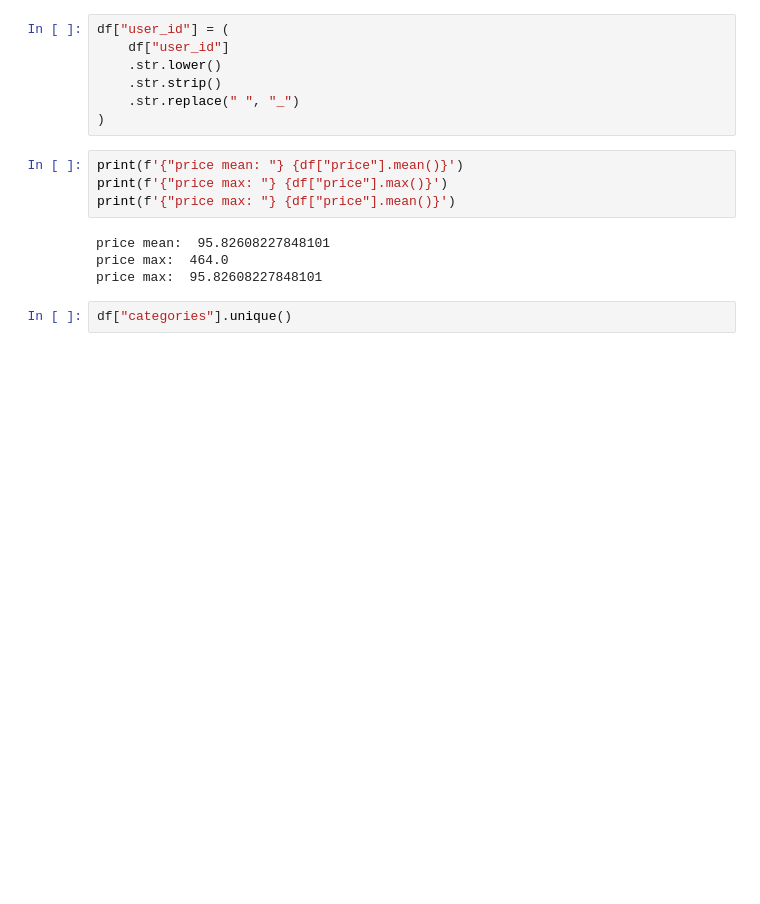
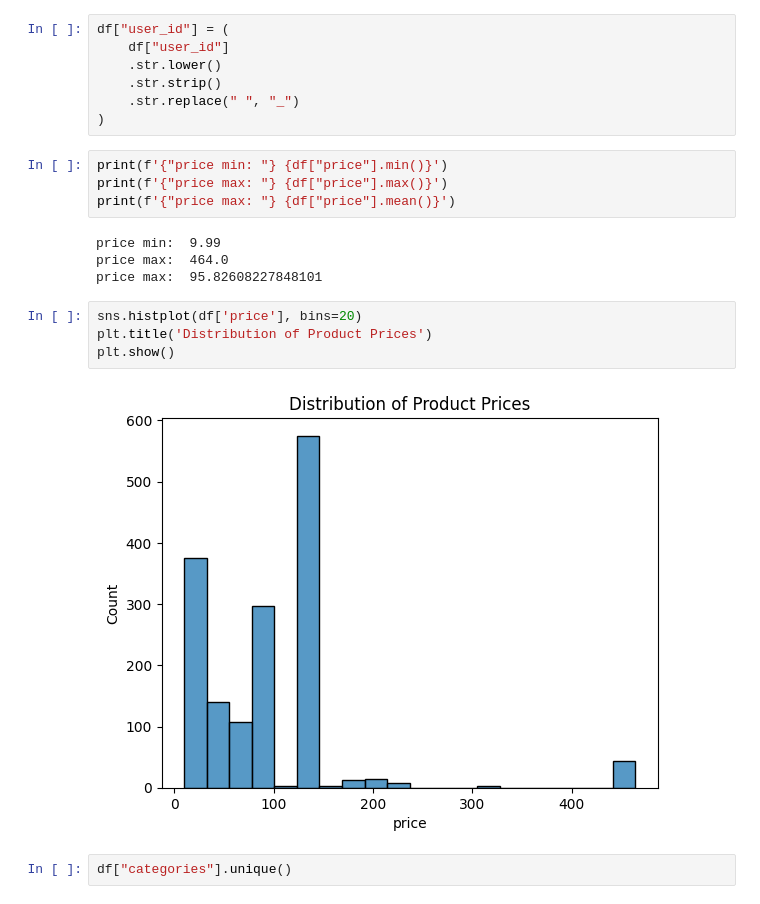
Before and after one commit to Fatemenamdar20/Amazon_recommendation, a Jupyter notebook: amazon.ipy.ipynb, the cells around one changed output. Saved outputs shown, nothing was run; the diff lists cells and outputs as text; blank space fills up the shorter version.

```diff
--- a/amazon.ipy.ipynb
+++ b/amazon.ipy.ipynb
@@ -214,13 +230,19 @@ df["user_id"] = (
     .str.replace(" ", "_")
 )
 # %%
-print(f'{"price mean: "} {df["price"].mean()}')
+print(f'{"price min: "} {df["price"].min()}')
 print(f'{"price max: "} {df["price"].max()}')
 print(f'{"price max: "} {df["price"].mean()}')
 # %% [output]
-price mean:  95.82608227848101
+price min:  9.99
 price max:  464.0
 price max:  95.82608227848101
+# %%
+sns.histplot(df['price'], bins=20)
+plt.title('Distribution of Product Prices')
+plt.show()
+# %% [output]
+[figure, added]
 # %%
 df["categories"].unique()
 # %% [output]
```
Also changed, not shown: parts of 19 cells of this notebook.
